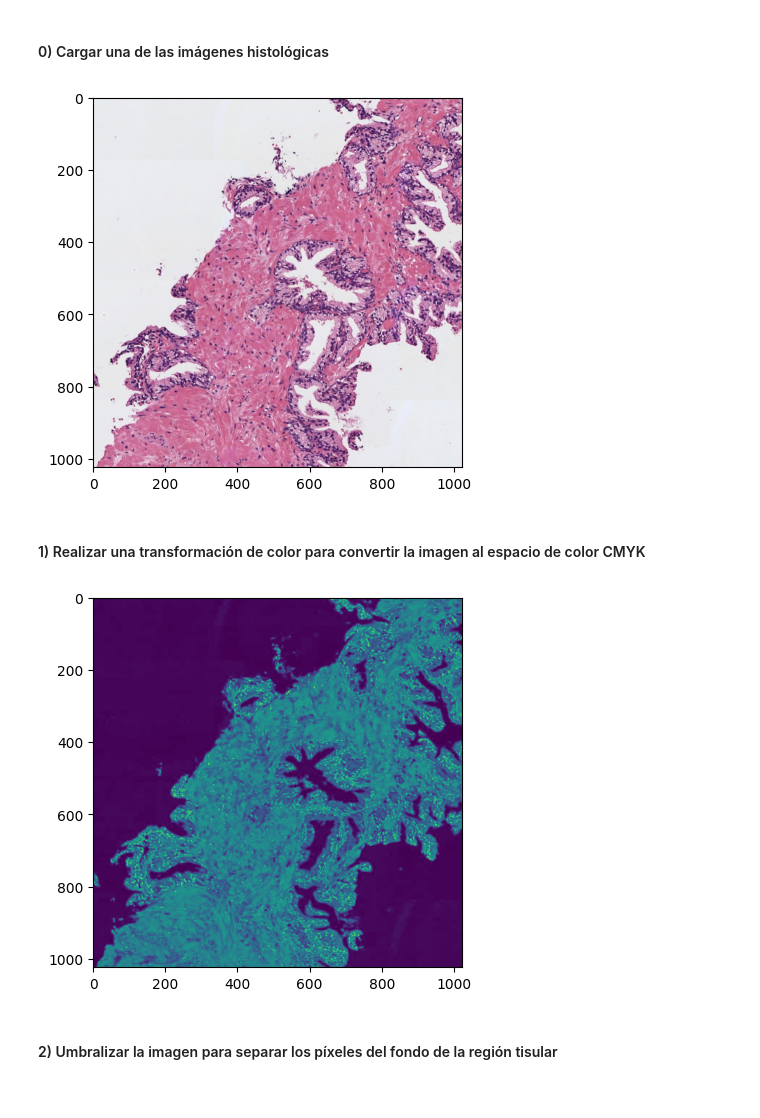
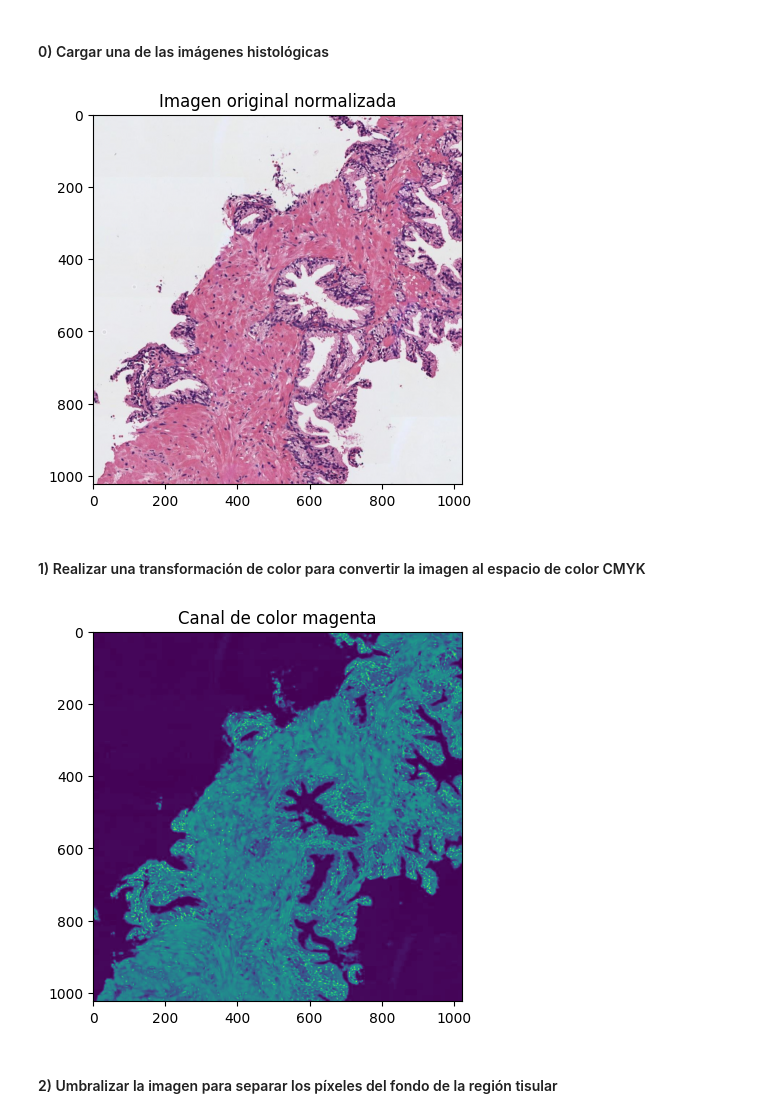
Before and after one commit to JoseJesusLaCasaNieto/Supervised_Learning, a Jupyter notebook: Actividad_C1_P1_LaCasaNieto_JoseJesus.ipynb, the cells around one changed output. Cells and saved outputs as stored; diff of their text form; code cells hidden in the pictures.

```diff
--- a/Actividad_C1_P1_LaCasaNieto_JoseJesus.ipynb
+++ b/Actividad_C1_P1_LaCasaNieto_JoseJesus.ipynb
@@ -12,35 +18,42 @@ import cv2
 #### 0) Cargar una de las imágenes histológicas
 # %%
 # Utilizar la librería skimage.io para leer la imagen 'histo_x.jpg' en formato RGB
+
 histo_1_rgb = io.imread("histo_1.jpg", as_gray=False)
 img = histo_1_rgb.copy()
 
 # Normalizar la imagen para que los píxeles se encuentren en el rango [0, 1]
+
 normalized_img = img.astype('uint8') / 255
 
 # Visualizar la imagen
+
 plt.imshow(normalized_img)
+plt.title("Imagen original normalizada")
 plt.show()
 # %% [output]
-[figure, old version]
+[figure, new version]
 # %% [markdown]
 #### 1) Realizar una transformación de color para convertir la imagen al espacio de color CMYK
 # %%
 # Extraer la componente magenta de la imagen (que corresponde a la región tisular)
-with np.errstate(invalid='ignore', divide='ignore'):
+
+with np.errstate(invalid='ignore', divide='ignore'):    # Extracción de los colores secundarios
     K = 1 - np.max(normalized_img, axis=2)
     C = (1 - normalized_img[:,:,0] - K)/(1 - K)
     M = (1 - normalized_img[:,:,1] - K)/(1 - K)
     Y = (1 - normalized_img[:,:,2] - K)/(1 - K)
 
-CMYK = (np.dstack((C,M,Y,K))*255).astype('uint8')
+CMYK = (np.dstack((C,M,Y,K))*255).astype('uint8')   # Apilar los canales de color y convertir a tipo de dato 'uint8'
 C,M,Y,K = cv2.split(CMYK)
 
 # Visualizar la imagen del canal magenta
+
 plt.imshow(M)
+plt.title("Canal de color magenta")
 plt.show()
 # %% [output]
-[figure, old version]
+[figure, new version]
 # %% [markdown]
 #### 2) Umbralizar la imagen para separar los píxeles del fondo de la región tisular
 # %%
```
Also changed, not shown: parts of 14 cells of this notebook.
